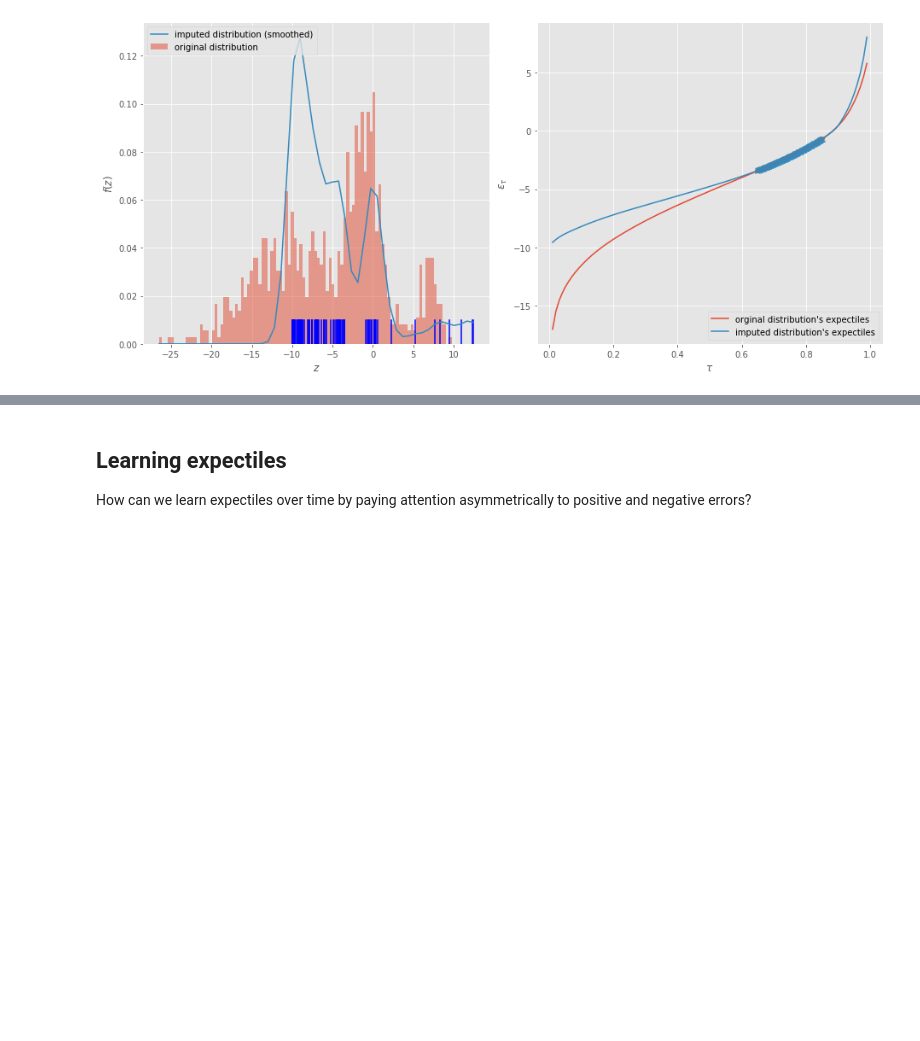
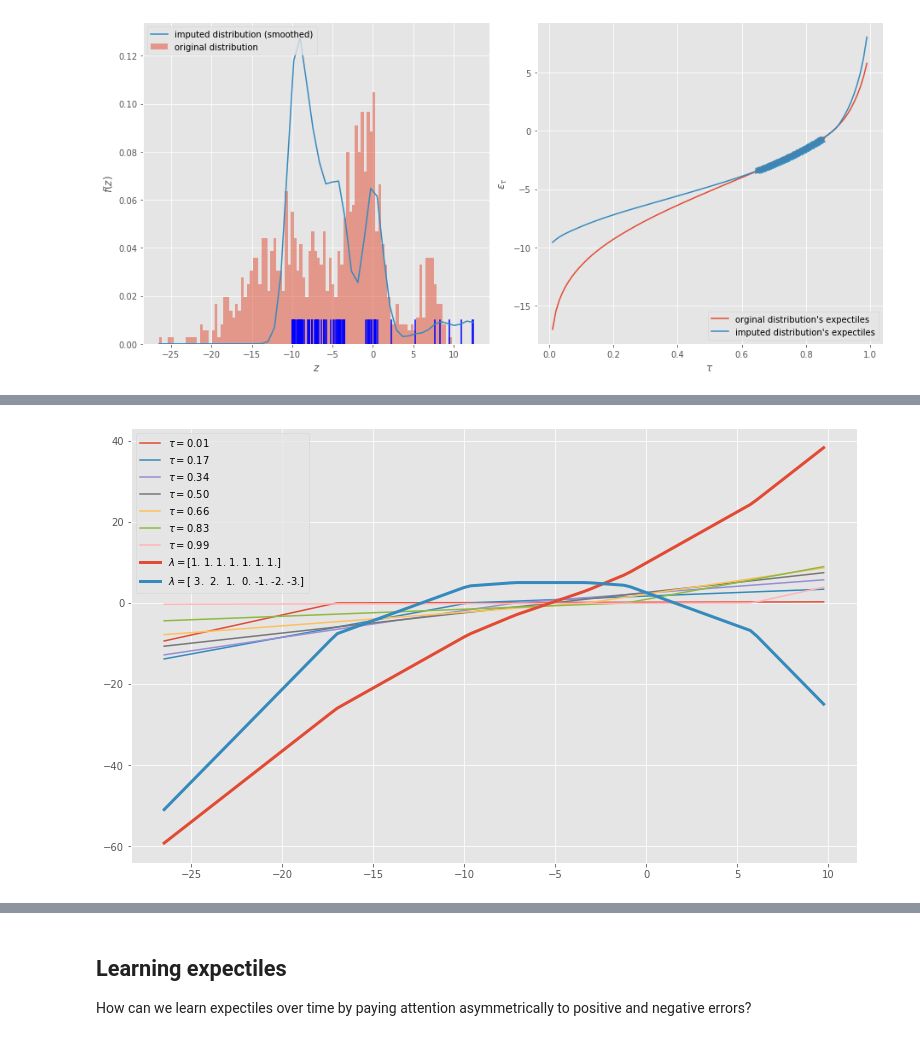
Before and after one commit to matomatical/neuRL, a Jupyter notebook: Expectiles.ipynb, the cells around one changed output, grey strips where cells are left out. Drawn from its saved outputs; the diff is of its cells as text; code cells hidden in the pictures; blank space fills up the shorter version.

```diff
--- a/Expectiles.ipynb
+++ b/Expectiles.ipynb
@@ -30,16 +30,16 @@ class GMM:
         return sum(c * stats.norm.pdf(x, *ps) for c, ps in zip(self.coeffs, self.params))
 # %%
 # create a mixture of gaussians
-g = GMM(coeffs=[0.1, 0.4, 0.5], params=[[7, 1], [-1, 2], [-10, 5]])
+gmm = GMM(coeffs=[0.1, 0.4, 0.5], params=[[7, 1], [-1, 2], [-10, 5]])
 
 # draw and plot a sample of 1000 points for us to play with
 np.random.seed(seed=32)
-sample = g.rvs(1000)
+sample = gmm.rvs(1000)
 plt.hist(sample, density=1, bins=100)
 # plot pdf
-x = np.linspace(sample.min(), sample.max(), 100)
-y = g.pdf(x)
-plt.plot(x, y)
+x_sample = np.linspace(sample.min(), sample.max(), 100)
+y_sample = gmm.pdf(x_sample)
+plt.plot(x_sample, y_sample)
 
 plt.xlabel("x")
 plt.ylabel("pdf(x)")
@@ -481,0 +576,29 @@ compute_and_impute(taus=np.linspace(0.65, 0.85, 100))
+# %%
+
+def maxent_exponent_components(taus, sample):
+    epss = expectiles(taus, sample)
+    z = np.linspace(sample.min(), sample.max(), 100)
+    gte = z[:, np.newaxis]>epss
+    R = (z[:, np.newaxis]-epss)*(1-gte-taus+2*taus*gte)
+    return z, R
+def maxent_exponent(R, lams):
+    return np.sum(lams*R, axis=1)
+
+n = 7
+taus = np.linspace(0.01, 0.99, n)
+z, R = maxent_exponent_components(taus, sample)
+
+plt.figure(figsize=(13, 8))
+for tau, r in zip(taus, R.T):
+    plt.plot(z, r, label=r"$\tau={:.2f}$".format(tau))
+
+# the result is a weighted sum. what effect do the weights have?
+lams = np.ones(n)
+plt.plot(z, maxent_exponent(R, lams), linewidth=3, label='$\lambda=${}'.format(lams))
+lams = np.linspace(n//2, -(n//2), n)
+plt.plot(z, maxent_exponent(R, lams), linewidth=3, label='$\lambda=${}'.format(lams))
+
+plt.legend()
+plt.show()
+# %% [output]
+[figure, added]
```
Also changed, not shown: parts of 14 cells of this notebook.
